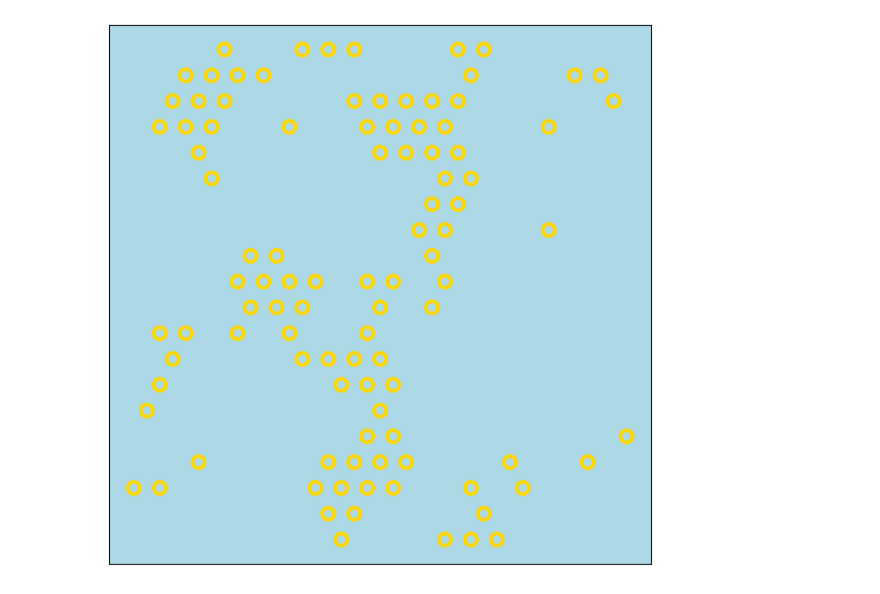
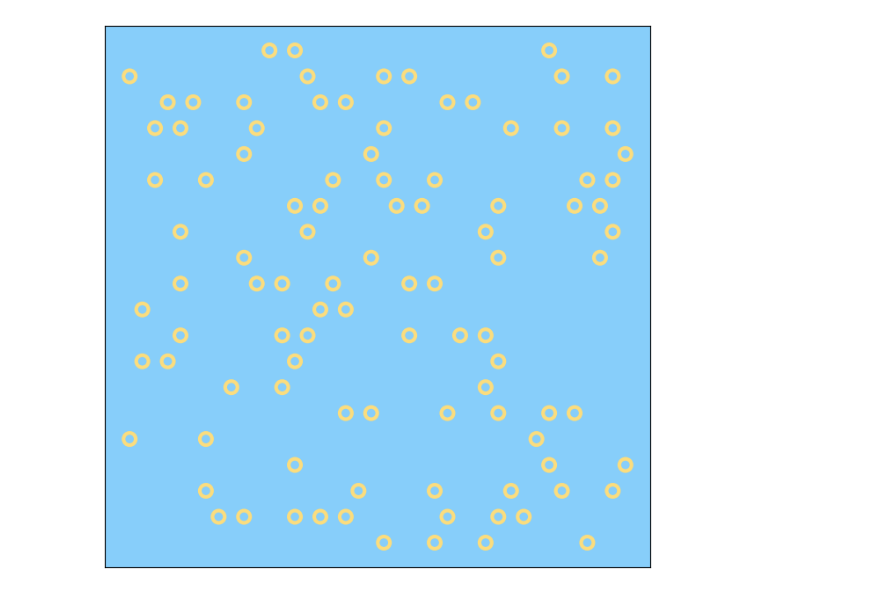
Before and after one commit to beddalumia/TriesteNext, a Jupyter notebook: CerealMonteCarlos/dev_notebook.ipynb, the cells around one changed output. Cells and saved outputs as stored; diff of their text form; code cells hidden in the pictures.

Commit message:
Polish cereal notebook
• Just one Markovian update, the one working better for the views
• Just one plot at the end
• Fine tuned colors

```diff
--- a/CerealMonteCarlos/dev_notebook.ipynb
+++ b/CerealMonteCarlos/dev_notebook.ipynb
@@ -159,35 +153,0 @@ plt.imshow(occupancies)
-# %%
-
-
-istep=0
-Nsteps=1000
-Temperatura=10
-P=0
-for istep in range(Nsteps):
-    if(istep%100==0):
-        plt.figure()
-        print(P)
-        plt.scatter(xlattice[occupancies==1],ylattice[occupancies==1])
-
-    irand = np.random.randint(NMP)
-    ivic  = np.random.randint(6)
-
-    xy_vic = [ixvic[particles[irand,0],particles[irand,1],ivic],iyvic[particles[irand,0],particles[irand,1],ivic]]
-    if(occupancies[xy_vic[0],xy_vic[1]]==1): continue
-    e_old=0.0
-    for j in range(6):
-        xy_tmp = [ixvic[particles[irand,0],particles[irand,1],j],iyvic[particles[irand,0],particles[irand,1],j]]
-
-        if(occupancies[xy_tmp[0],xy_tmp[1]]==1): e_old-=1.0
-    e_new=0.0
-    for j in range(6):
-        xy_tmp = [ixvic[xy_vic[0],xy_vic[1],j],iyvic[xy_vic[0],xy_vic[1],j]]
-        if(np.array(xy_tmp== particles[irand,:]).all ):continue #it would be empty
-        if(occupancies[xy_tmp]==1): e_new-=1.0
-    P = np.exp( -(e_new-e_old)/(Temperatura) )
-    R = np.random.rand()
-    if(R<P):
-        occupancies[xy_vic[0],xy_vic[1]]=1
-        occupancies[particles[irand,0],particles[irand,1]]=0
-        particles[irand,0] = xy_vic[0]
-        particles[irand,1] = xy_vic[1]
@@ -217,39 +156,39 @@ for istep in range(Nsteps):
 
 istep=0
 Nsteps=100
-Temperatura=1
+Temperatura=100
 P=0
 for istep in range(Nsteps):
     if(istep%100==0):
         fig = plt.figure(figsize=(8,8))
         ax = fig.add_subplot(1, 1, 1)
-        ax.set_facecolor('lightblue')
+        ax.set_facecolor('lightskyblue')
         #plt.scatter(xlattice,ylattice,marker=".",color="skyblue",alpha=1.0)
-        plt.scatter(xlattice[occupancies==1],ylattice[occupancies==1],c="None",s=100,marker="o",edgecolor="gold",linewidth=3)
+        plt.scatter(xlattice[occupancies==1],ylattice[occupancies==1],c="None",s=100,marker="o",edgecolor="xkcd:wheat",linewidth=3)
         plt.xticks([])
         plt.yticks([])
     irand = np.random.randint(NMP)
     ixrand=np.random.randint(L)
     iyrand=np.random.randint(L)
     while(occupancies[ixrand,iyrand]==1):
         ixrand=np.random.randint(L)
         iyrand=np.random.randint(L)
     xy_vic=[ixrand,iyrand]
     e_old=0.0
     for j in range(6):
         xy_tmp = [ixvic[particles[irand,0],particles[irand,1],j],iyvic[particles[irand,0],particles[irand,1],j]]
         if(occupancies[xy_tmp[0],xy_tmp[1]]==1): e_old-=1.0
     e_new=0.0
     for j in range(6):
         xy_tmp = [ixvic[xy_vic[0],xy_vic[1],j],iyvic[xy_vic[0],xy_vic[1],j]]
         if(np.array(xy_tmp== particles[irand,:]).all ):continue #it would be empty
         if(occupancies[xy_tmp]==1): e_new-=1.0
     P = np.exp( -(e_new-e_old)/(Temperatura) )
     R = np.random.rand()
     if(R<P):
         occupancies[xy_vic[0],xy_vic[1]]=1
         occupancies[particles[irand,0],particles[irand,1]]=0
         particles[irand,0] = xy_vic[0]
         particles[irand,1] = xy_vic[1]
 # %% [output]
-[figure, old version]
+[figure, new version]
```
Also changed, not shown: parts of 2 cells of this notebook.
